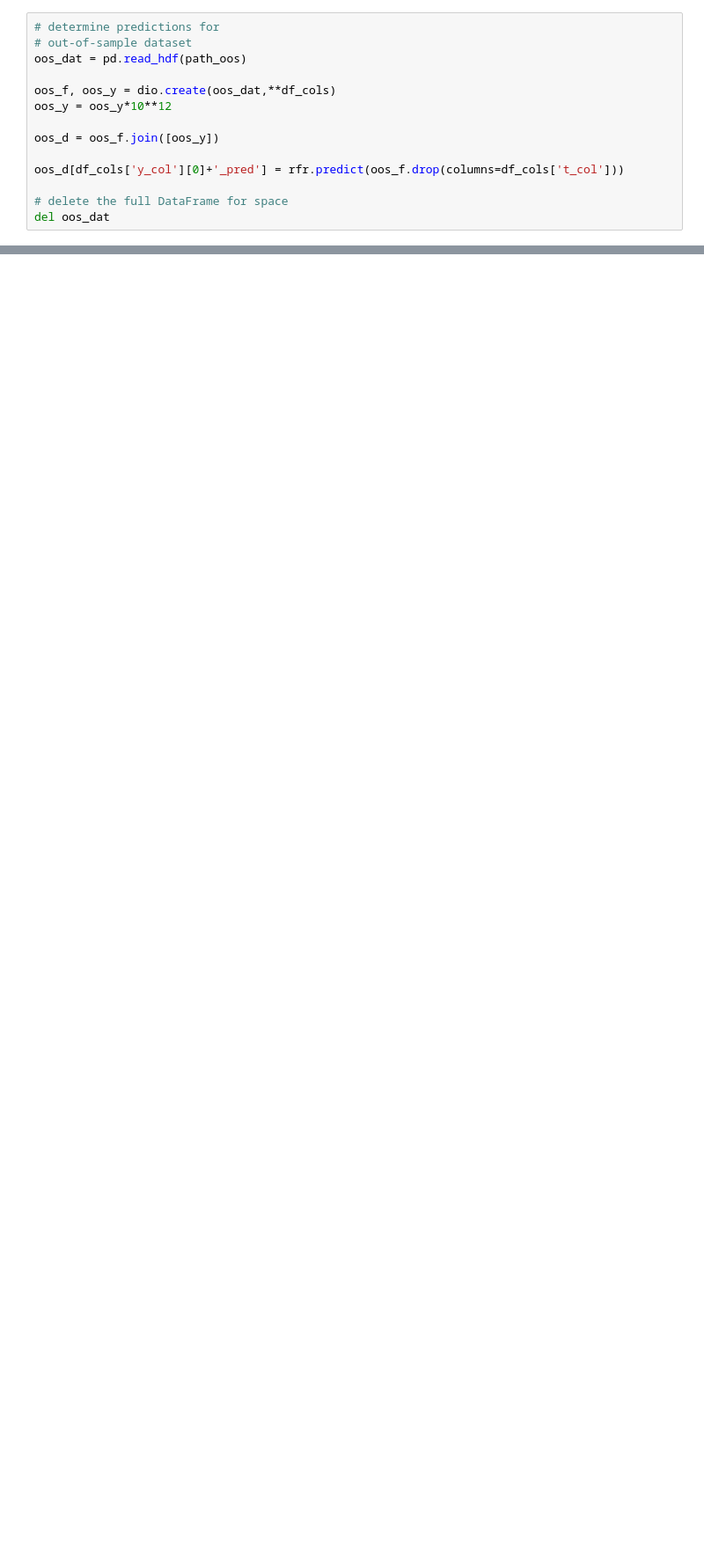
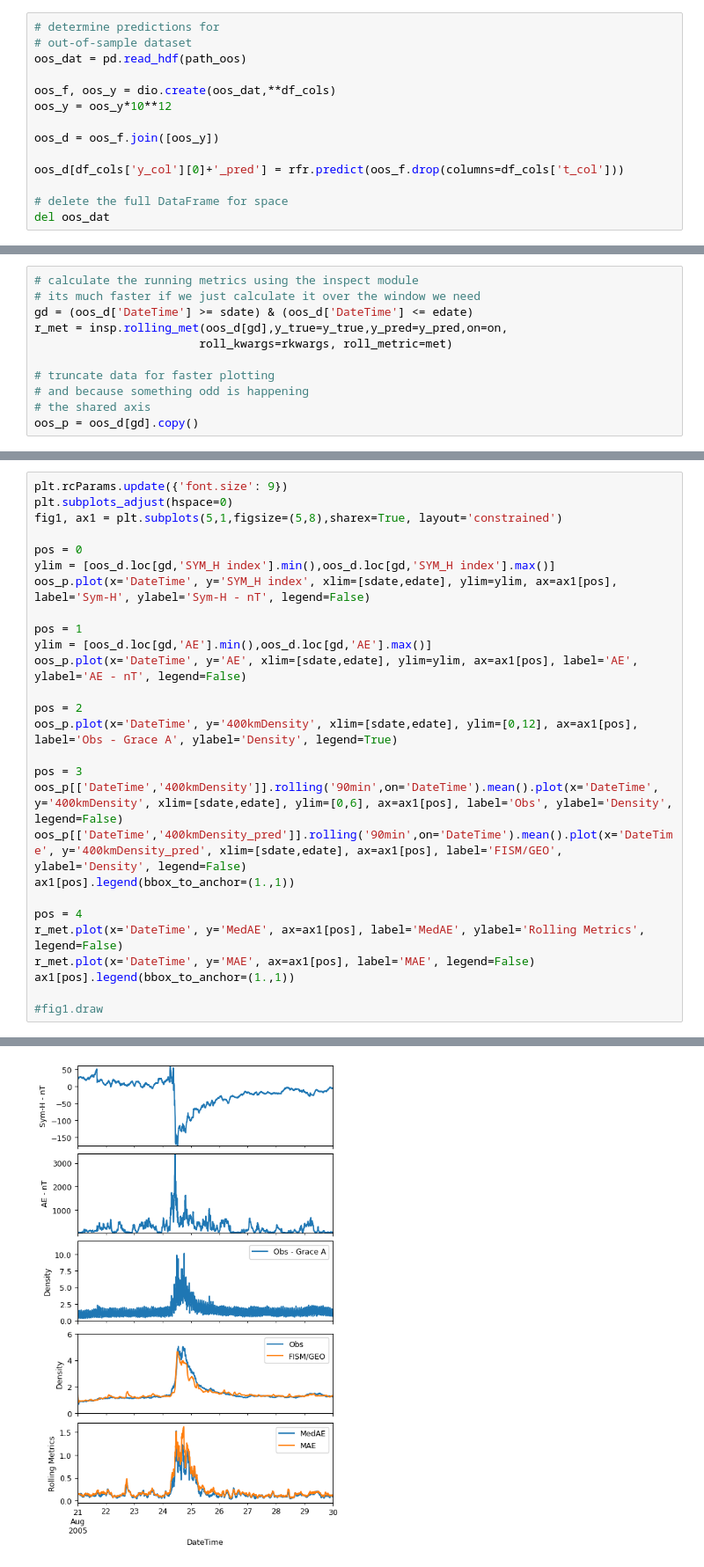
Before and after one commit to kylermurphy/ml_fw, a Jupyter notebook: Notebooks/Model_dev.ipynb, the cells around one changed output, grey strips where cells are left out. Shown at 88% size. Drawn from its saved outputs; the diff is of its cells as text; blank space fills up the shorter version.

```diff
--- a/Notebooks/Model_dev.ipynb
+++ b/Notebooks/Model_dev.ipynb
@@ -115,0 +227,11 @@ del oos_dat
+# %%
+# calculate the running metrics using the inspect module
+# its much faster if we just calculate it over the window we need
+gd = (oos_d['DateTime'] >= sdate) & (oos_d['DateTime'] <= edate)
+r_met = insp.rolling_met(oos_d[gd],y_true=y_true,y_pred=y_pred,on=on,
+                        roll_kwargs=rkwargs, roll_metric=met)
+
+# truncate data for faster plotting
+# and because something odd is happening
+# the shared axis
+oos_p = oos_d[gd].copy()
@@ -115,0 +240,28 @@ del oos_dat
+# %%
+plt.rcParams.update({'font.size': 9})
+plt.subplots_adjust(hspace=0)
+fig1, ax1 = plt.subplots(5,1,figsize=(5,8),sharex=True, layout='constrained')
+
+pos = 0
+ylim = [oos_d.loc[gd,'SYM_H index'].min(),oos_d.loc[gd,'SYM_H index'].max()]
+oos_p.plot(x='DateTime', y='SYM_H index', xlim=[sdate,edate], ylim=ylim, ax=ax1[pos], label='Sym-H', ylabel='Sym-H - nT', legend=False)
+
+pos = 1
+ylim = [oos_d.loc[gd,'AE'].min(),oos_d.loc[gd,'AE'].max()]
+oos_p.plot(x='DateTime', y='AE', xlim=[sdate,edate], ylim=ylim, ax=ax1[pos], label='AE', ylabel='AE - nT', legend=False)
+
+pos = 2
+oos_p.plot(x='DateTime', y='400kmDensity', xlim=[sdate,edate], ylim=[0,12], ax=ax1[pos], label='Obs - Grace A', ylabel='Density', legend=True)
+
+pos = 3
+oos_p[['DateTime','400kmDensity']].rolling('90min',on='DateTime').mean().plot(x='DateTime', y='400kmDensity', xlim=[sdate,edate], ylim=[0,6], ax=ax1[pos], label='Obs', ylabel='Density', legend=False)
+oos_p[['DateTime','400kmDensity_pred']].rolling('90min',on='DateTime').mean().plot(x='DateTime', y='400kmDensity_pred', xlim=[sdate,edate], ax=ax1[pos], label='FISM/GEO', ylabel='Density', legend=False)
+ax1[pos].legend(bbox_to_anchor=(1.,1))
+
+pos = 4
+r_met.plot(x='DateTime', y='MedAE', ax=ax1[pos], label='MedAE', ylabel='Rolling Metrics', legend=False)
+r_met.plot(x='DateTime', y='MAE', ax=ax1[pos], label='MAE', legend=False)
+ax1[pos].legend(bbox_to_anchor=(1.,1))
+
+#fig1.draw
+# %% [output]
@@ -115,0 +270 @@ del oos_dat
+[figure, added]
```
Also changed, not shown: parts of 21 cells of this notebook, 1 other file.
